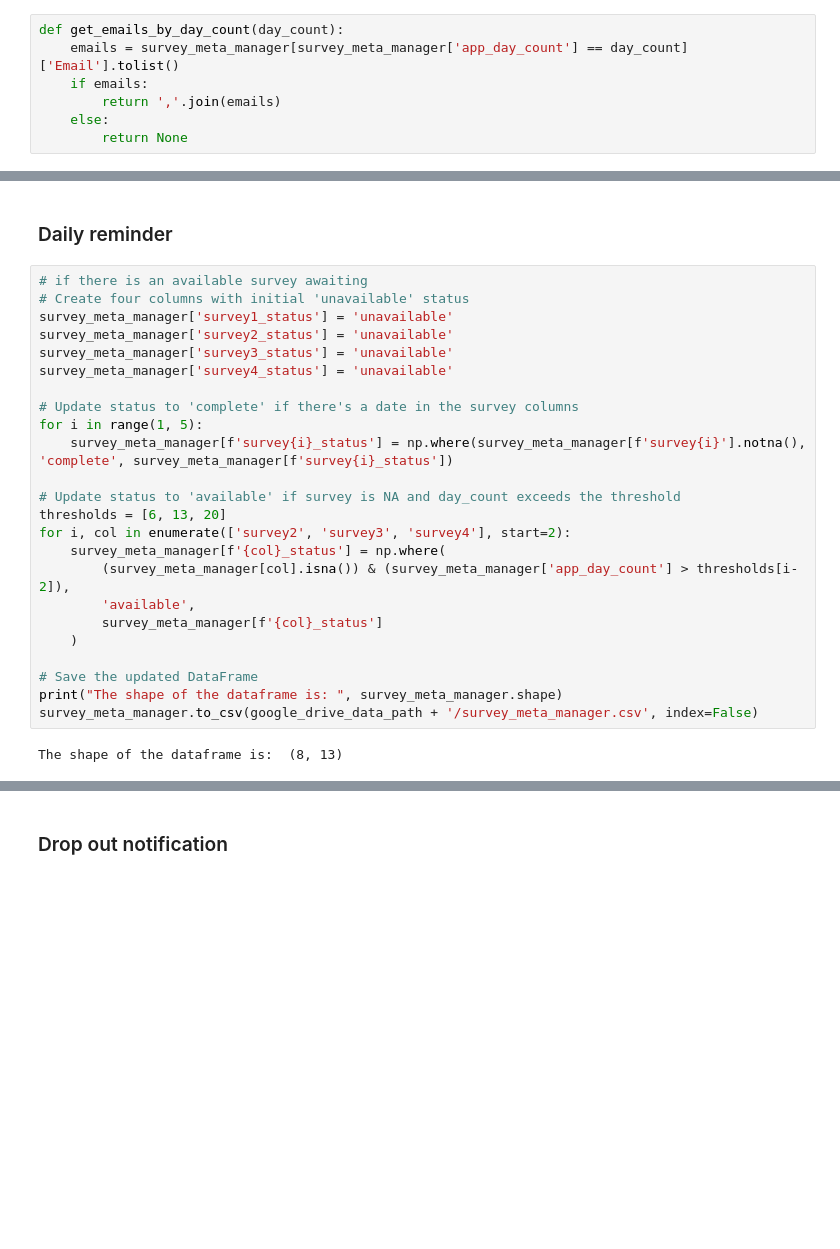
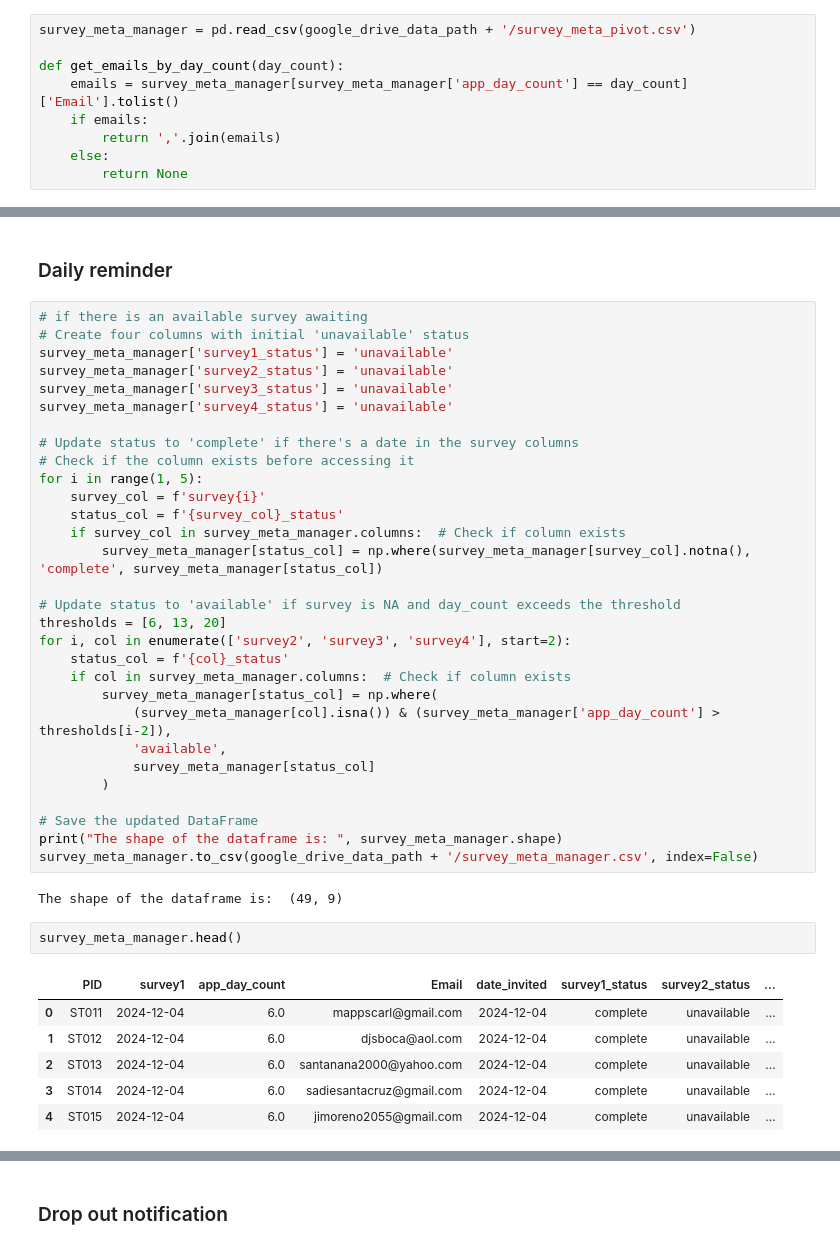
Before and after one commit to jzheng23/colab, a Jupyter notebook: Screen_time_firebase_monitor.ipynb, the cells around one changed output, grey strips where cells are left out. Drawn from its saved outputs; the diff is of its cells as text; blank space fills up the shorter version.

```diff
--- a/Screen_time_firebase_monitor.ipynb
+++ b/Screen_time_firebase_monitor.ipynb
@@ -761,4 +1050,6 @@ Locate the corresponding email in the document [Emails](https://docs.google.com/
 # %%
+survey_meta_manager = pd.read_csv(google_drive_data_path + '/survey_meta_pivot.csv')
+
 def get_emails_by_day_count(day_count):
     emails = survey_meta_manager[survey_meta_manager['app_day_count'] == day_count]['Email'].tolist()
     if emails:
@@ -800,23 +1100,38 @@ survey_meta_manager['survey3_status'] = 'unavailable'
 survey_meta_manager['survey4_status'] = 'unavailable'
 
 # Update status to 'complete' if there's a date in the survey columns
+# Check if the column exists before accessing it
 for i in range(1, 5):
-    survey_meta_manager[f'survey{i}_status'] = np.where(survey_meta_manager[f'survey{i}'].notna(), 'complete', survey_meta_manager[f'survey{i}_status'])
+    survey_col = f'survey{i}'
+    status_col = f'{survey_col}_status'
+    if survey_col in survey_meta_manager.columns:  # Check if column exists
+        survey_meta_manager[status_col] = np.where(survey_meta_manager[survey_col].notna(), 'complete', survey_meta_manager[status_col])
 
 # Update status to 'available' if survey is NA and day_count exceeds the threshold
 thresholds = [6, 13, 20]
 for i, col in enumerate(['survey2', 'survey3', 'survey4'], start=2):
-    survey_meta_manager[f'{col}_status'] = np.where(
-        (survey_meta_manager[col].isna()) & (survey_meta_manager['app_day_count'] > thresholds[i-2]),
-        'available',
-        survey_meta_manager[f'{col}_status']
-    )
+    status_col = f'{col}_status'
+    if col in survey_meta_manager.columns:  # Check if column exists
+        survey_meta_manager[status_col] = np.where(
+            (survey_meta_manager[col].isna()) & (survey_meta_manager['app_day_count'] > thresholds[i-2]),
+            'available',
+            survey_meta_manager[status_col]
+        )
 
 # Save the updated DataFrame
 print("The shape of the dataframe is: ", survey_meta_manager.shape)
 survey_meta_manager.to_csv(google_drive_data_path + '/survey_meta_manager.csv', index=False)
 # %% [output]
-The shape of the dataframe is:  (8, 13)
+The shape of the dataframe is:  (49, 9)
+# %%
+survey_meta_manager.head()
+# %% [output]
+|  | PID | survey1 | app_day_count | Email | date_invited | survey1_status | survey2_status | ... |
+| 0 | ST011 | 2024-12-04 | 6.0 | mappscarl@gmail.com | 2024-12-04 | complete | unavailable | ... |
+| 1 | ST012 | 2024-12-04 | 6.0 | djsboca@aol.com | 2024-12-04 | complete | unavailable | ... |
+| 2 | ST013 | 2024-12-04 | 6.0 | santanana2000@yahoo.com | 2024-12-04 | complete | unavailable | ... |
+| 3 | ST014 | 2024-12-04 | 6.0 | sadiesantacruz@gmail.com | 2024-12-04 | complete | unavailable | ... |
+| 4 | ST015 | 2024-12-04 | 6.0 | jimoreno2055@gmail.com | 2024-12-04 | complete | unavailable | ... |
 # %%
 # Get emails for participants with at least one 'available' survey
 target_participants = survey_meta_manager[(survey_meta_manager['survey2_status'] == 'available') |
```
Also changed, not shown: parts of 58 cells of this notebook.
